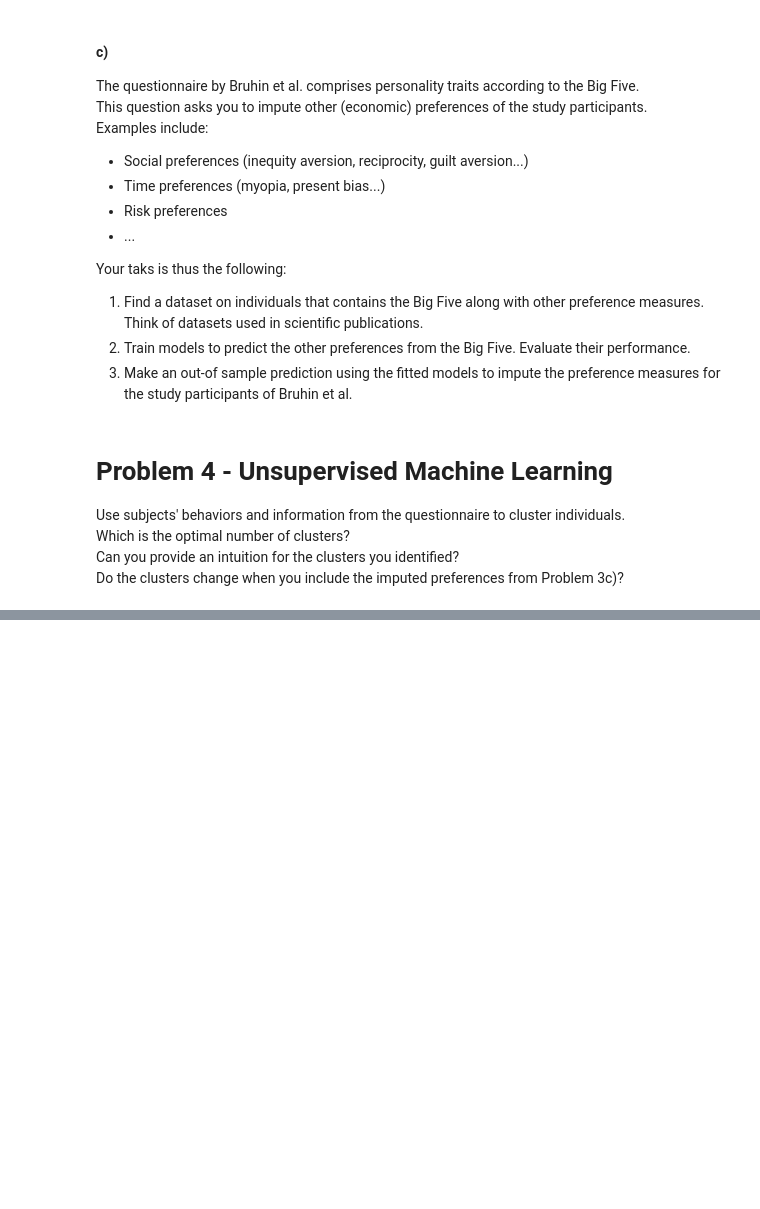
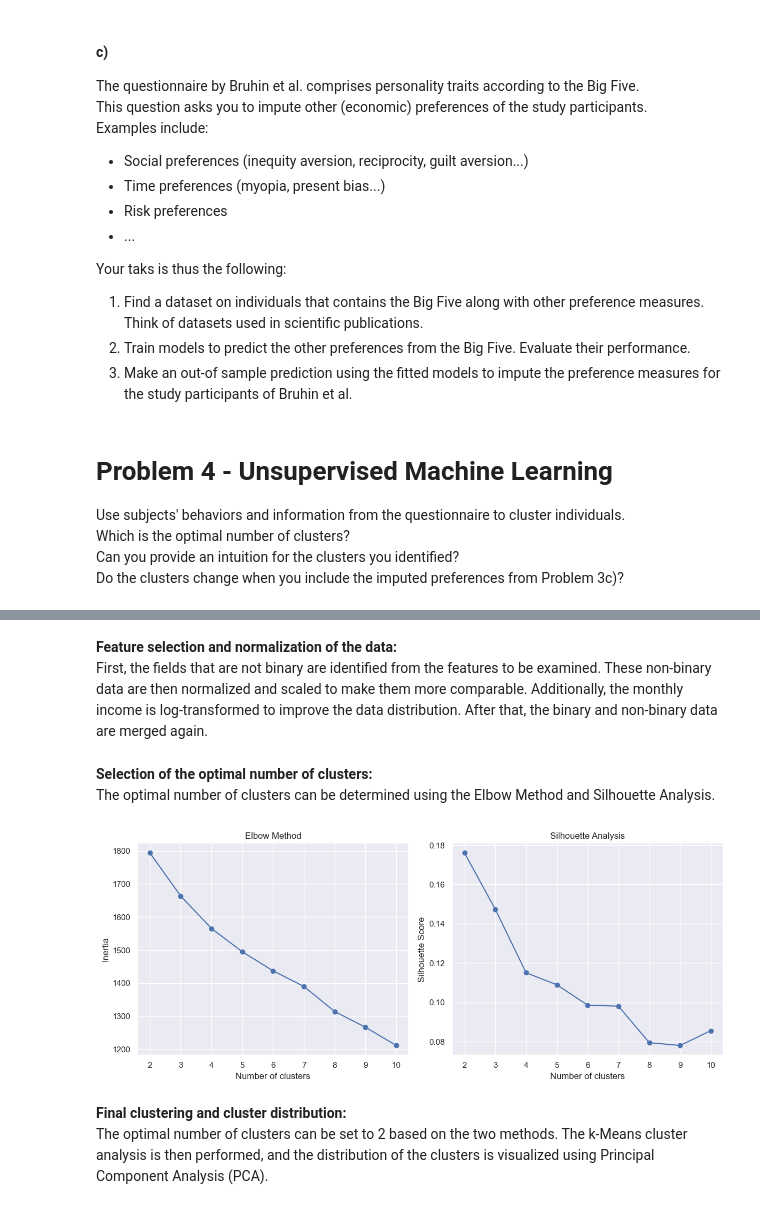
Before and after one commit to felixn95/tds_dictator_game, a Jupyter notebook: ClassProject_Dani.ipynb, the cells around one changed output, grey strips where cells are left out. Cells and saved outputs as stored; diff of their text form; code cells hidden in the pictures; blank space fills up the shorter version.

```diff
--- a/ClassProject_Dani.ipynb
+++ b/ClassProject_Dani.ipynb
@@ -471,0 +266,3 @@ bf_neuroticism:
+# %% [markdown]
+**Feature selection and normalization of the data:** <br>
+First, the fields that are not binary are identified from the features to be examined. These non-binary data are then normalized and scaled to make them more comparable. Additionally, the monthly income is log-transformed to improve the data distribution. After that, the binary and non-binary data are merged again.<br>
@@ -471,0 +293,35 @@ bf_neuroticism:
+# %% [markdown]
+**Selection of the optimal number of clusters:** <br>
+The optimal number of clusters can be determined using the Elbow Method and Silhouette Analysis.<br>
+# %%
+max_clusters = 10
+inertias = []
+silhouette_scores = []
+
+for k in range(2, max_clusters+1):
+    kmeans = KMeans(n_clusters=k, random_state=42)
+    kmeans.fit(scaled_data)
+    inertias.append(kmeans.inertia_)
+    silhouette_scores.append(silhouette_score(scaled_data, kmeans.labels_))
+
+# Plot elbow curve and silhouette scores
+plt.figure(figsize=(12, 5))
+plt.subplot(1, 2, 1)
+plt.plot(range(2, max_clusters+1), inertias, marker='o')
+plt.xlabel('Number of clusters')
+plt.ylabel('Inertia')
+plt.title('Elbow Method')
+
+plt.subplot(1, 2, 2)
+plt.plot(range(2, max_clusters+1), silhouette_scores, marker='o')
+plt.xlabel('Number of clusters')
+plt.ylabel('Silhouette Score')
+plt.title('Silhouette Analysis')
+
+plt.tight_layout()
+plt.show()
+# %% [output]
+[figure, added]
+# %% [markdown]
+**Final clustering and cluster distribution:** <br>
+The optimal number of clusters can be set to 2 based on the two methods. The k-Means cluster analysis is then performed, and the distribution of the clusters is visualized using Principal Component Analysis (PCA).<br>
```
Also changed, not shown: parts of 12 cells of this notebook.
